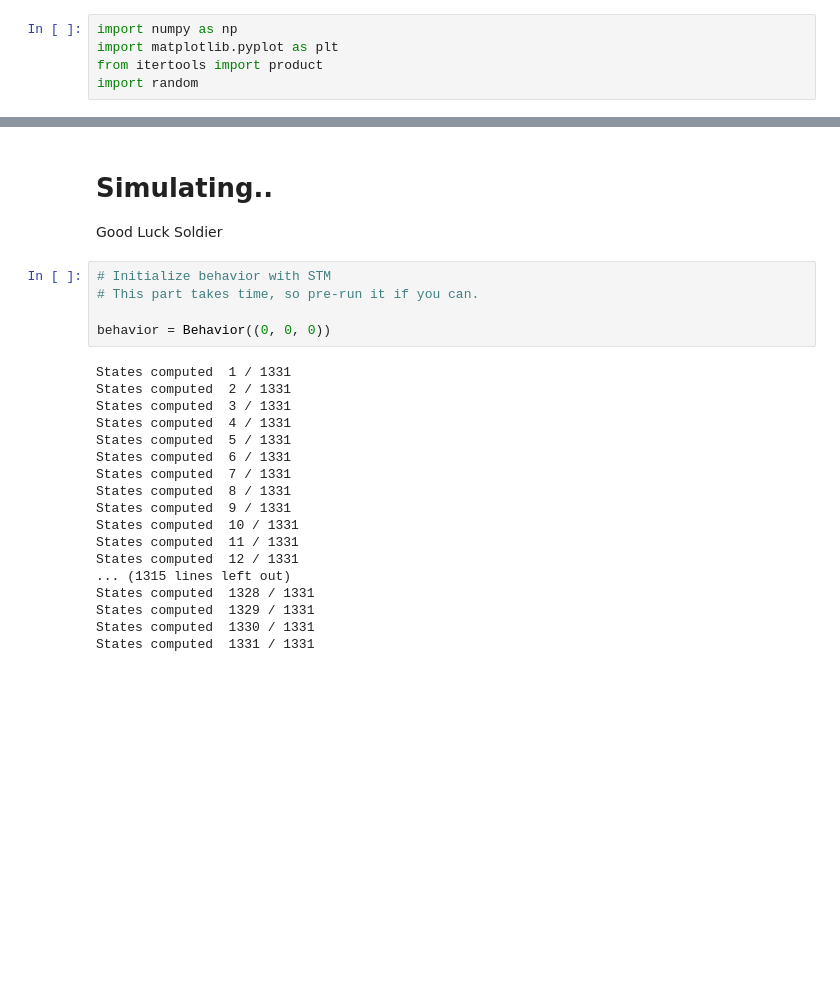
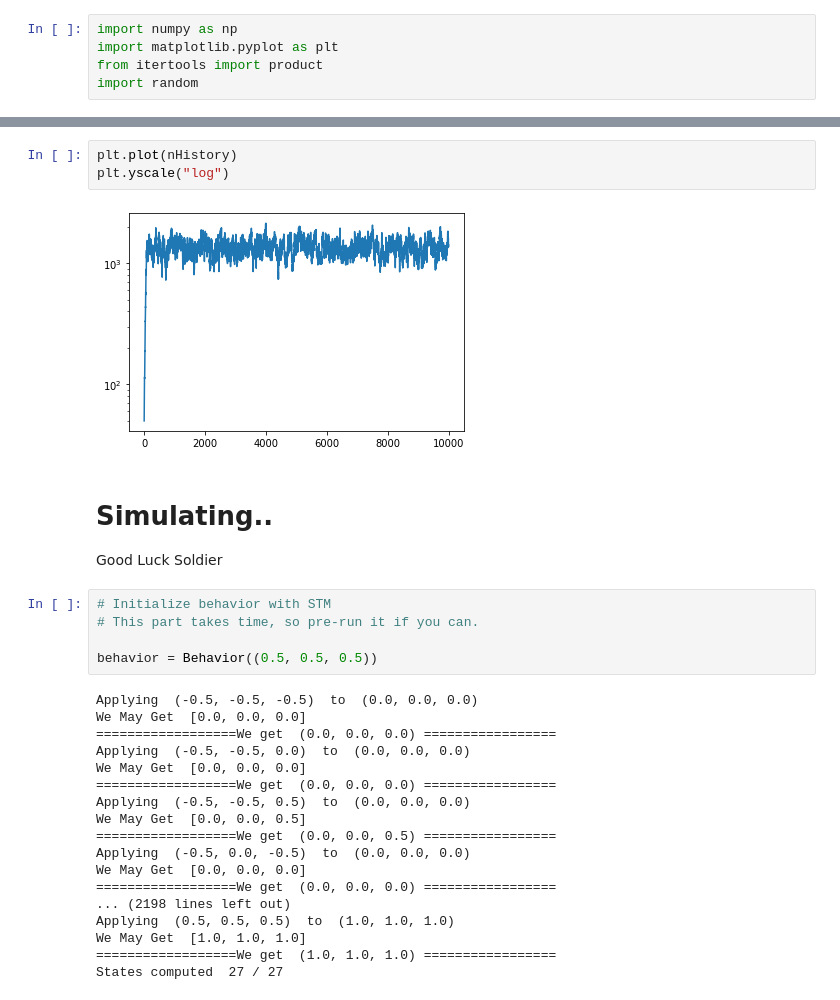
Before and after one commit to GaneshVShinde/GutToyModel, a Jupyter notebook: ashwinToy.ipynb, the cells around one changed output, grey strips where cells are left out. Cells and saved outputs as stored; diff of their text form; blank space fills up the shorter version.

```diff
--- a/ashwinToy.ipynb
+++ b/ashwinToy.ipynb
@@ -390,3 +431,8 @@ class Brain:
+# %%
+plt.plot(nHistory)
+plt.yscale("log")
+# %% [output]
+[figure, added]
 # %% [markdown]
 # Simulating..
 
@@ -395,25 +441,25 @@ Good Luck Soldier
 # Initialize behavior with STM
 # This part takes time, so pre-run it if you can.
 
-behavior = Behavior((0, 0, 0))
+behavior = Behavior((0.5, 0.5, 0.5))
 # %% [output]
-States computed  1 / 1331
-States computed  2 / 1331
-States computed  3 / 1331
-States computed  4 / 1331
-States computed  5 / 1331
-States computed  6 / 1331
-States computed  7 / 1331
-States computed  8 / 1331
-States computed  9 / 1331
-States computed  10 / 1331
-States computed  11 / 1331
-States computed  12 / 1331
-... (1315 lines left out)
-States computed  1328 / 1331
-States computed  1329 / 1331
-States computed  1330 / 1331
-States computed  1331 / 1331
+Applying  (-0.5, -0.5, -0.5)  to  (0.0, 0.0, 0.0)
+We May Get  [0.0, 0.0, 0.0]
+==================We get  (0.0, 0.0, 0.0) =================
+Applying  (-0.5, -0.5, 0.0)  to  (0.0, 0.0, 0.0)
+We May Get  [0.0, 0.0, 0.0]
+==================We get  (0.0, 0.0, 0.0) =================
+Applying  (-0.5, -0.5, 0.5)  to  (0.0, 0.0, 0.0)
+We May Get  [0.0, 0.0, 0.5]
+==================We get  (0.0, 0.0, 0.5) =================
+Applying  (-0.5, 0.0, -0.5)  to  (0.0, 0.0, 0.0)
+We May Get  [0.0, 0.0, 0.0]
+==================We get  (0.0, 0.0, 0.0) =================
+... (2198 lines left out)
+Applying  (0.5, 0.5, 0.5)  to  (1.0, 1.0, 1.0)
+We May Get  [1.0, 1.0, 1.0]
+==================We get  (1.0, 1.0, 1.0) =================
+States computed  27 / 27
 # %%
 # This is where we actually run the sim.
 
```
Also changed, not shown: parts of 10 cells of this notebook.
